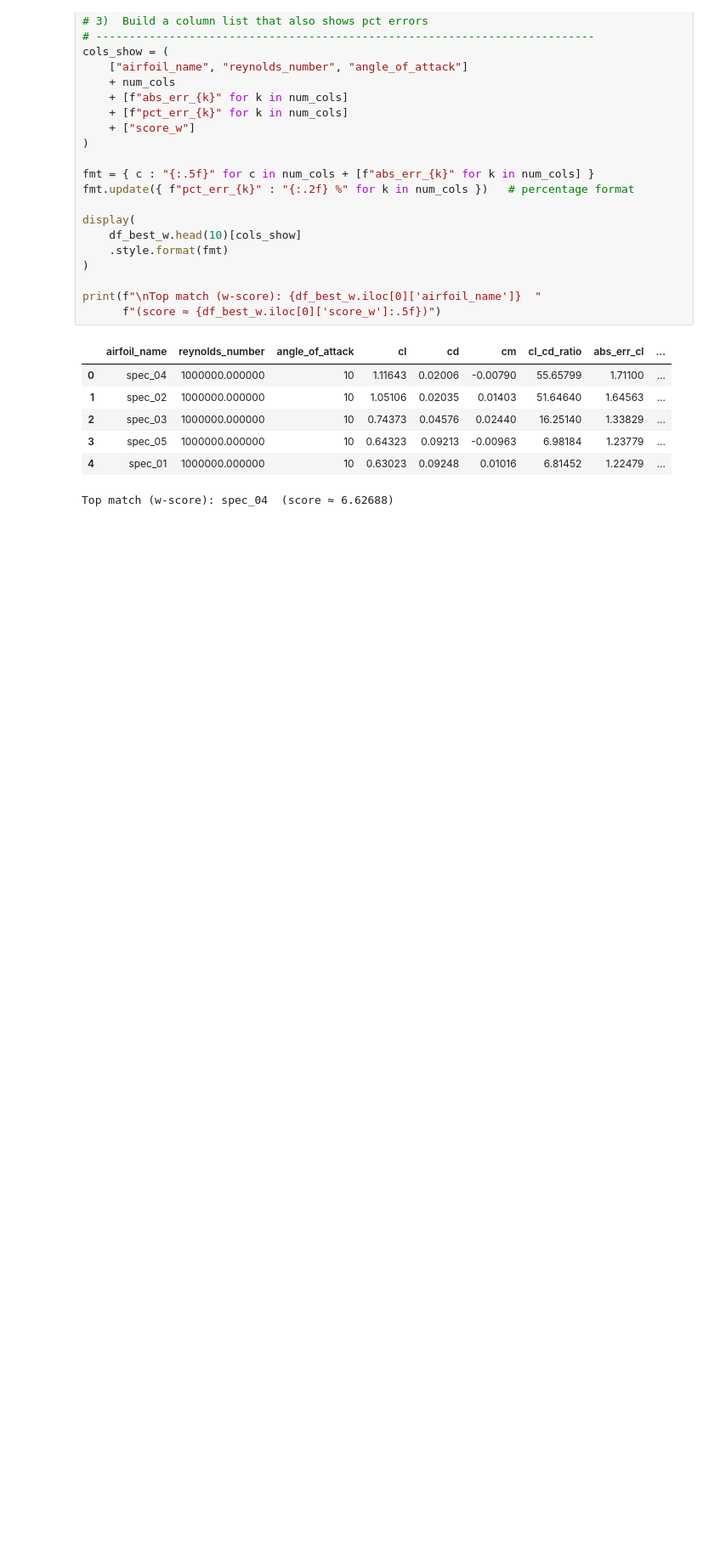
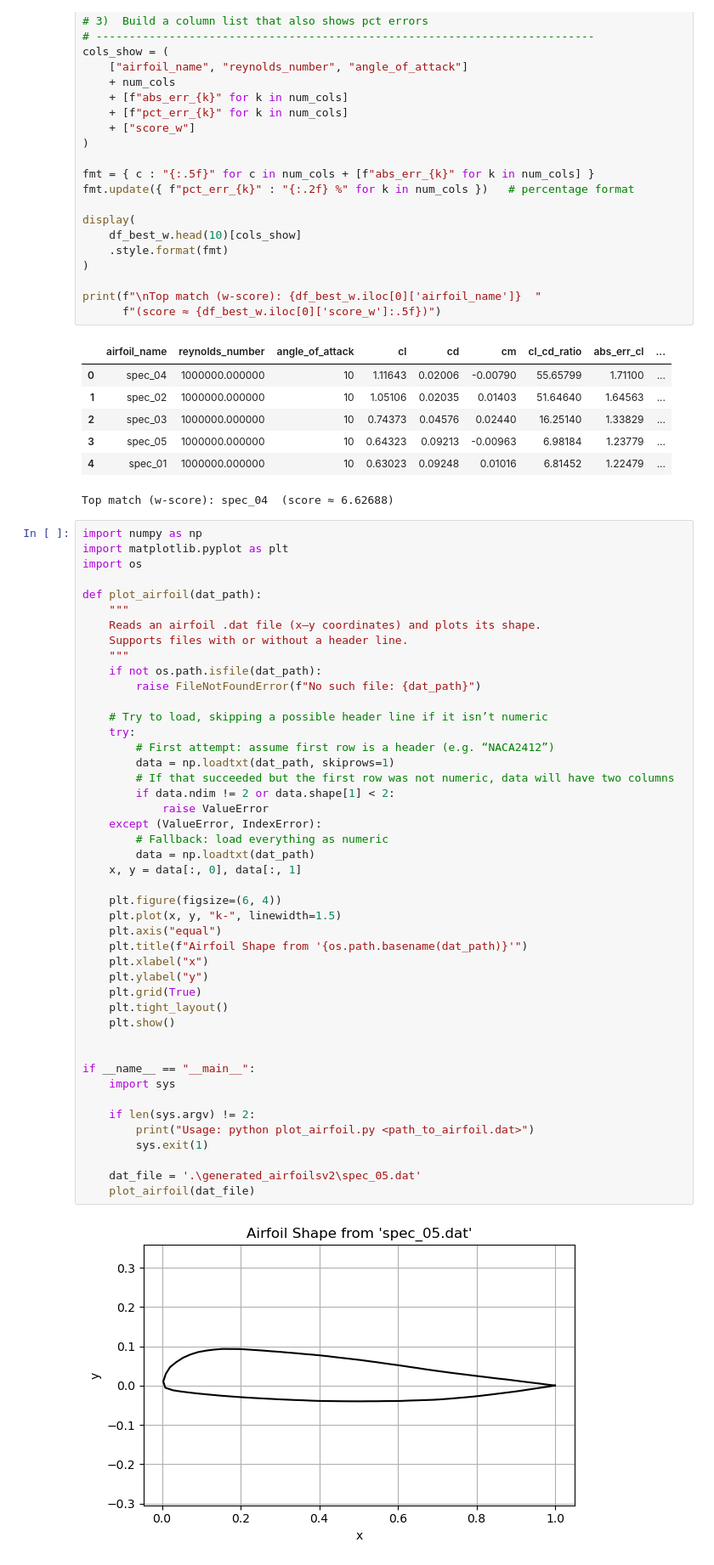
Before and after one commit to MEO41/Airfoil_Synthetiser_With_NeuralFoil, a Jupyter notebook: stepbystep.ipynb, the cells around one changed output. Shown: that part at 85% size. Drawn from its saved outputs; the diff is of its cells as text; blank space fills up the shorter version.

```diff
--- a/stepbystep.ipynb
+++ b/stepbystep.ipynb
@@ -963,3 +963,50 @@ print(f"\nTop match (w-score): {df_best_w.iloc[0]['airfoil_name']}  "
 | 3 | spec_05 | 1000000.000000 | 10 | 0.64323 | 0.09213 | -0.00963 | 6.98184 | 1.23779 | ... |
 | 4 | spec_01 | 1000000.000000 | 10 | 0.63023 | 0.09248 | 0.01016 | 6.81452 | 1.22479 | ... |
 Top match (w-score): spec_04  (score ≈ 6.62688)
+# %%
+import numpy as np
+import matplotlib.pyplot as plt
+import os
+
+def plot_airfoil(dat_path):
+    """
+    Reads an airfoil .dat file (x–y coordinates) and plots its shape.
+    Supports files with or without a header line.
+    """
+    if not os.path.isfile(dat_path):
+        raise FileNotFoundError(f"No such file: {dat_path}")
+
+    # Try to load, skipping a possible header line if it isn’t numeric
+    try:
+        # First attempt: assume first row is a header (e.g. “NACA2412”)
+        data = np.loadtxt(dat_path, skiprows=1)
+        # If that succeeded but the first row was not numeric, data will have two columns
+        if data.ndim != 2 or data.shape[1] < 2:
+            raise ValueError
+    except (ValueError, IndexError):
+        # Fallback: load everything as numeric
+        data = np.loadtxt(dat_path)
+    x, y = data[:, 0], data[:, 1]
+
+    plt.figure(figsize=(6, 4))
+    plt.plot(x, y, "k-", linewidth=1.5)
+    plt.axis("equal")
+    plt.title(f"Airfoil Shape from '{os.path.basename(dat_path)}'")
+    plt.xlabel("x")
+    plt.ylabel("y")
+    plt.grid(True)
+    plt.tight_layout()
+    plt.show()
+
+
+if __name__ == "__main__":
+    import sys
+
+    if len(sys.argv) != 2:
+        print("Usage: python plot_airfoil.py <path_to_airfoil.dat>")
+        sys.exit(1)
+
+    dat_file = '.\generated_airfoilsv2\spec_05.dat'
+    plot_airfoil(dat_file)
+# %% [output]
+[figure, added]
```
Also changed, not shown: 6 other files.
